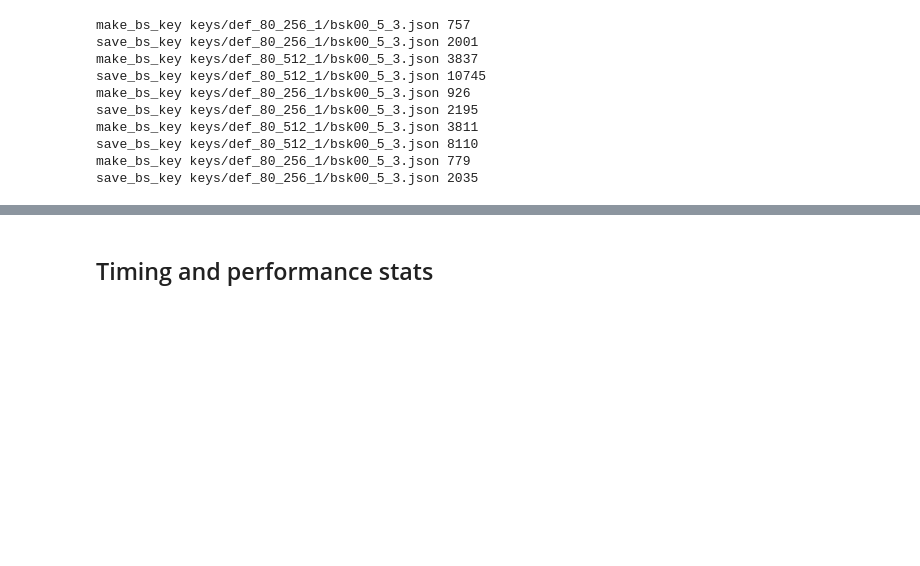
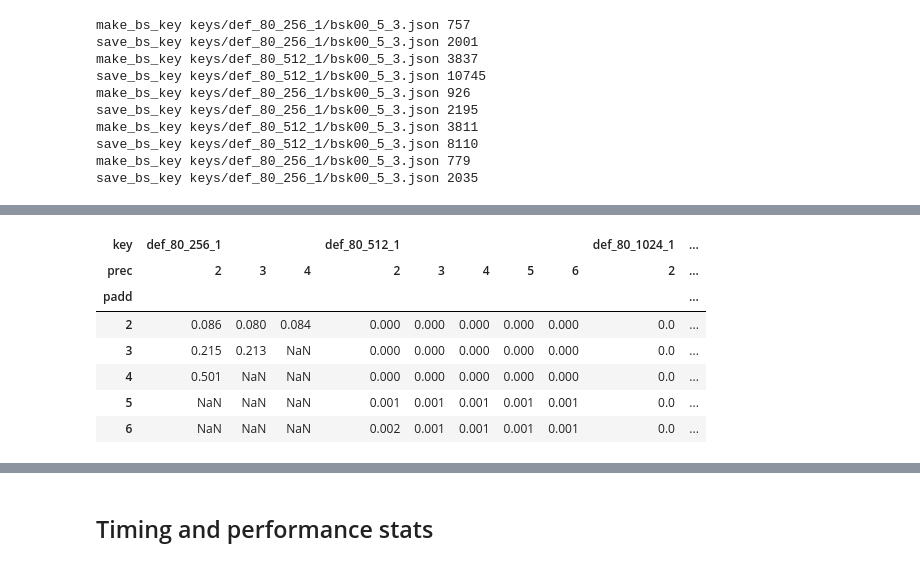
Before and after one commit to rickardbrannvall/HEIDA, a Jupyter notebook: examples/test_performance/basic_stats.ipynb, the cells around one changed output, grey strips where cells are left out. Drawn from its saved outputs; the diff is of its cells as text; code cells hidden in the pictures; blank space fills up the shorter version.

```diff
--- a/examples/test_performance/basic_stats.ipynb
+++ b/examples/test_performance/basic_stats.ipynb
@@ -233,0 +475,14 @@ df.pivot_table(values="time", index=["test","level"], columns=["key","base log"]
+# %%
+# mul: answer std value
+
+(df_mulr.pivot_table(values="answer", index=["key","prec"], columns=["padd"], aggfunc="std").round(3)
+        .sort_index(axis=1).loc[key_order]).T
+# %% [output]
+| key | def_80_256_1 |  |  | def_80_512_1 |  |  |  |  | def_80_1024_1 | ... |
+| prec | 2 | 3 | 4 | 2 | 3 | 4 | 5 | 6 | 2 | ... |
+| padd |  |  |  |  |  |  |  |  |  | ... |
+| 2 | 0.086 | 0.080 | 0.084 | 0.000 | 0.000 | 0.000 | 0.000 | 0.000 | 0.0 | ... |
+| 3 | 0.215 | 0.213 | NaN | 0.000 | 0.000 | 0.000 | 0.000 | 0.000 | 0.0 | ... |
+| 4 | 0.501 | NaN | NaN | 0.000 | 0.000 | 0.000 | 0.000 | 0.000 | 0.0 | ... |
+| 5 | NaN | NaN | NaN | 0.001 | 0.001 | 0.001 | 0.001 | 0.001 | 0.0 | ... |
+| 6 | NaN | NaN | NaN | 0.002 | 0.001 | 0.001 | 0.001 | 0.001 | 0.0 | ... |
```
Also changed, not shown: parts of 24 cells of this notebook, 8 other files.
